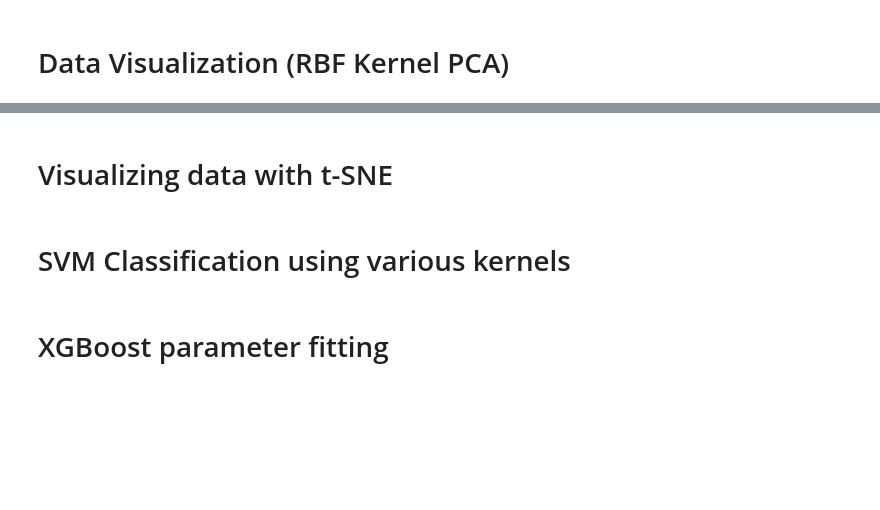
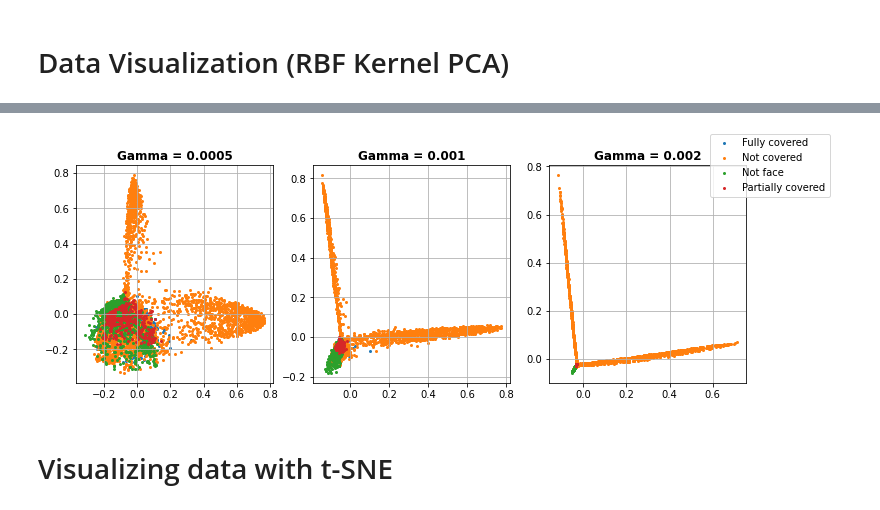
Before and after one commit to Pack-Yak1/CHEME6880-project, a Jupyter notebook: mask_usage_classification.ipynb, the cells around one changed output, grey strips where cells are left out. Cells and saved outputs as stored; diff of their text form; code cells hidden in the pictures; blank space fills up the shorter version.

```diff
--- a/mask_usage_classification.ipynb
+++ b/mask_usage_classification.ipynb
@@ -106,5 +63,5 @@ Thus, we can try mapping the data to $\mathbb{R}^{747}$ to reduce computational
 # %%
-pca = PCA(n_components=747)
+pca = PCA(n_components=required_dimensions(0.95, X, Y))
 pca.fit(X, Y)
-X = pca.transform(X)
-pca_output = np.hstack((X, Y.reshape(-1, 1)))
+X_pca = pca.transform(X)
+pca_output = np.hstack((X_pca, Y.reshape(-1, 1)))
@@ -152,14 +118,14 @@ poly_kernel_pca_display(range(1, 10))
 plt.clf()
 %matplotlib inline
 def rbf_kernel_pca_display(gammas):
-    fig = plt.figure(num='Gaussian kernel PCA visualization', figsize=(12,12))
+    fig = plt.figure(num='Gaussian kernel PCA visualization', figsize=(12,4))
     fig.set_facecolor("white")
     plt.rcParams['figure.figsize'] = [100, 100]
     plt.rcParams['figure.dpi'] = 900
     for index, gamma in enumerate(gammas):
         transformer = KernelPCA(n_components=2, kernel='rbf', n_jobs=-1, gamma=gamma)
         X_kernelpca = transformer.fit_transform(X)
-        plt.subplot(3, 3, index + 1)
+        plt.subplot(1, 3, index + 1)
         end_index = 0
         for label, population_size in enumerate(NUM_OF_EACH_LABEL):
             start_index = end_index
@@ -176,4 +142,5 @@ def rbf_kernel_pca_display(gammas):
     fig.legend(lines, labels)
 
 
-rbf_kernel_pca_display([10 ** p for p in range(-5, 5)])
+rbf_kernel_pca_display([.0005, .001, .002])
+# %% [output]
@@ -180,2 +149,3 @@ rbf_kernel_pca_display([10 ** p for p in range(-5, 5)])
+[figure, added]
 # %% [markdown]
 # Visualizing data with t-SNE
@@ -206,2 +151,0 @@ ax.legend()
-# %% [markdown]
-# SVM Classification using various kernels
@@ -236,2 +151,0 @@ cubic_svm_model = svm_experiment("poly", 1, 5, 3)
-# %% [markdown]
-# XGBoost parameter fitting
```
Also changed, not shown: parts of 57 cells of this notebook.
